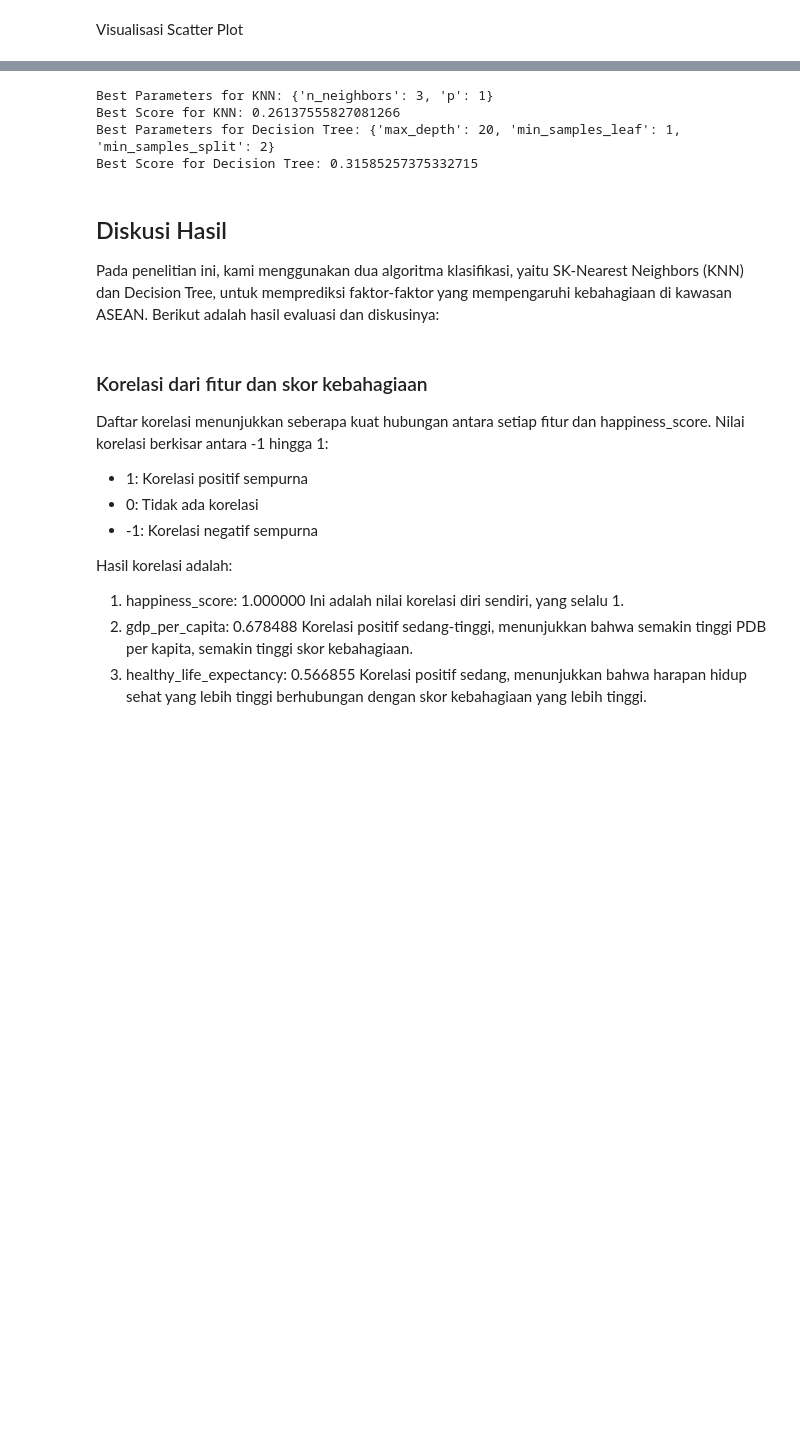
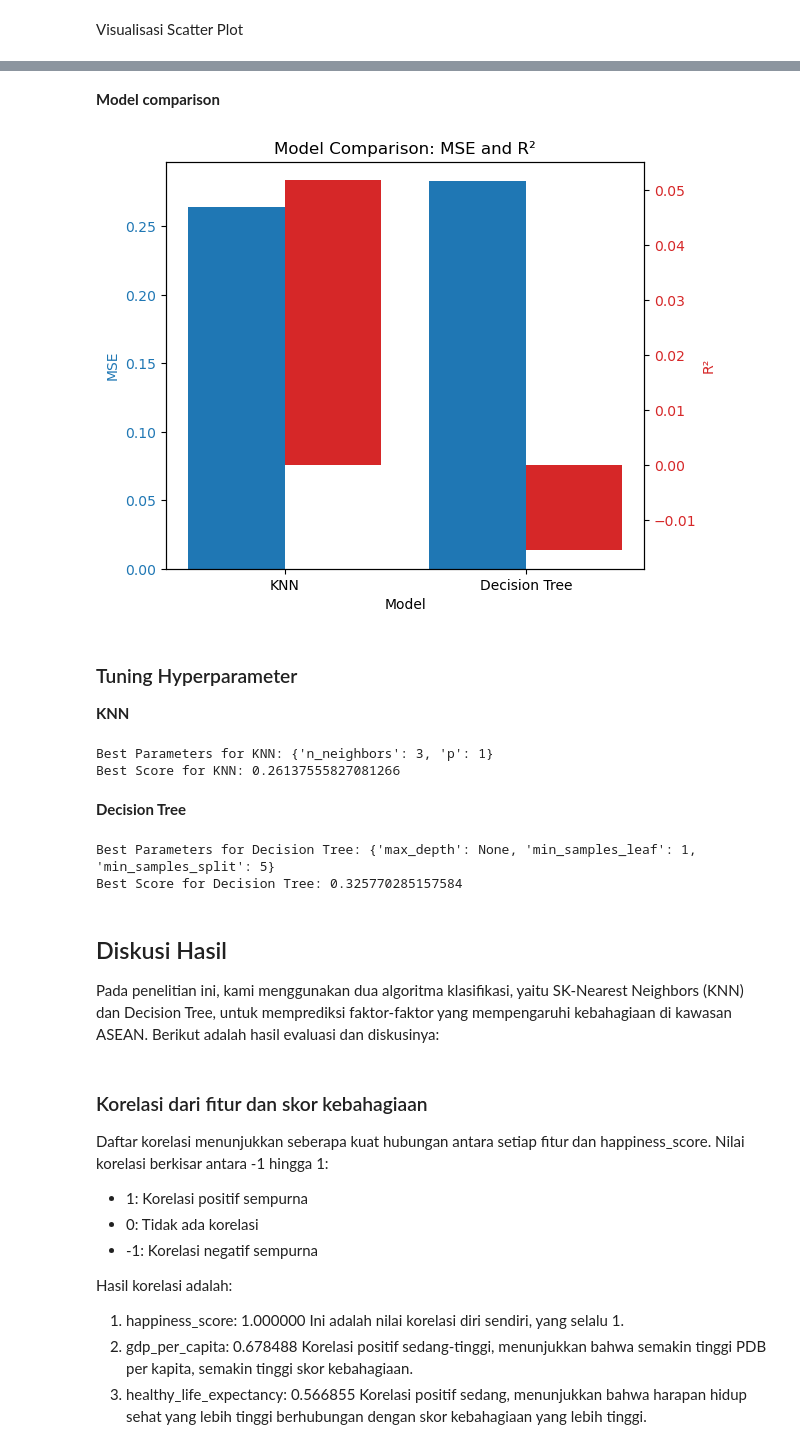
Before and after one commit to ananabillarizky/ML-15502-UAS, a Jupyter notebook: Prediction.ipynb, the cells around one changed output, grey strips where cells are left out. Drawn from its saved outputs; the diff is of its cells as text; code cells hidden in the pictures; blank space fills up the shorter version.

```diff
--- a/Prediction.ipynb
+++ b/Prediction.ipynb
@@ -343,7 +380,36 @@ if hasattr(dt_model, 'feature_importances_'):
+# %% [markdown]
+**Model comparison**
+# %%
+models = ['KNN', 'Decision Tree']
+mse_scores = [mse_knn, mse_dt]
+r2_scores = [r2_knn, r2_dt]
+
+x = np.arange(len(models))
+
+fig, ax1 = plt.subplots()
+
+color = 'tab:blue'
+ax1.set_xlabel('Model')
+ax1.set_ylabel('MSE', color=color)
+ax1.bar(x - 0.2, mse_scores, 0.4, label='MSE', color=color)
+ax1.tick_params(axis='y', labelcolor=color)
+
+ax2 = ax1.twinx()
+color = 'tab:red'
+ax2.set_ylabel('R²', color=color)
+ax2.bar(x + 0.2, r2_scores, 0.4, label='R²', color=color)
+ax2.tick_params(axis='y', labelcolor=color)
+
+fig.tight_layout()
+plt.xticks(x, models)
+plt.title('Model Comparison: MSE and R²')
+plt.show()
+# %% [output]
+[figure, added]
+# %% [markdown]
+### Tuning Hyperparameter
+**KNN**
 # %%
-
-
-# Tuning Hyperparameter untuk KNN
 param_grid_knn = {
     'n_neighbors': [3, 5, 7, 9],
     'p': [1, 2]  # p=1 untuk Manhattan, p=2 untuk Euclidean
@@ -354,24 +420,26 @@ grid_search_knn.fit(X_train, y_train)
 
 print("Best Parameters for KNN:", grid_search_knn.best_params_)
 print("Best Score for KNN:", -grid_search_knn.best_score_)
-
-# Tuning Hyperparameter untuk Decision Tree
-param_grid_dt = {
-    'max_depth': [None, 10, 20, 30],
-    'min_samples_split': [2, 5, 10],
-    'min_samples_leaf': [1, 2, 4]
-}
-
-grid_search_dt = GridSearchCV(DecisionTreeRegressor(), param_grid_dt, cv=5, scoring='neg_mean_squared_error')
-grid_search_dt.fit(X_train, y_train)
-
-print("Best Parameters for Decision Tree:", grid_search_dt.best_params_)
-print("Best Score for Decision Tree:", -grid_search_dt.best_score_)
 # %% [output]
 Best Parameters for KNN: {'n_neighbors': 3, 'p': 1}
 Best Score for KNN: 0.26137555827081266
-Best Parameters for Decision Tree: {'max_depth': 20, 'min_samples_leaf': 1, 'min_samples_split': 2}
-Best Score for Decision Tree: 0.31585257375332715
+# %% [markdown]
+**Decision Tree**
+# %%
+param_grid_dt = {
+    'max_depth': [None, 10, 20, 30],
+    'min_samples_split': [2, 5, 10],
+    'min_samples_leaf': [1, 2, 4]
+}
+
+grid_search_dt = GridSearchCV(DecisionTreeRegressor(), param_grid_dt, cv=5, scoring='neg_mean_squared_error')
+grid_search_dt.fit(X_train, y_train)
+
+print("Best Parameters for Decision Tree:", grid_search_dt.best_params_)
+print("Best Score for Decision Tree:", -grid_search_dt.best_score_)
+# %% [output]
+Best Parameters for Decision Tree: {'max_depth': None, 'min_samples_leaf': 1, 'min_samples_split': 5}
+Best Score for Decision Tree: 0.325770285157584
 # %% [markdown]
 ## Diskusi Hasil
 Pada penelitian ini, kami menggunakan dua algoritma klasifikasi, yaitu SK-Nearest Neighbors (KNN) dan Decision Tree, untuk memprediksi faktor-faktor yang mempengaruhi kebahagiaan di kawasan ASEAN. Berikut adalah hasil evaluasi dan diskusinya:
```
Also changed, not shown: parts of 29 cells of this notebook, 1 other file.
